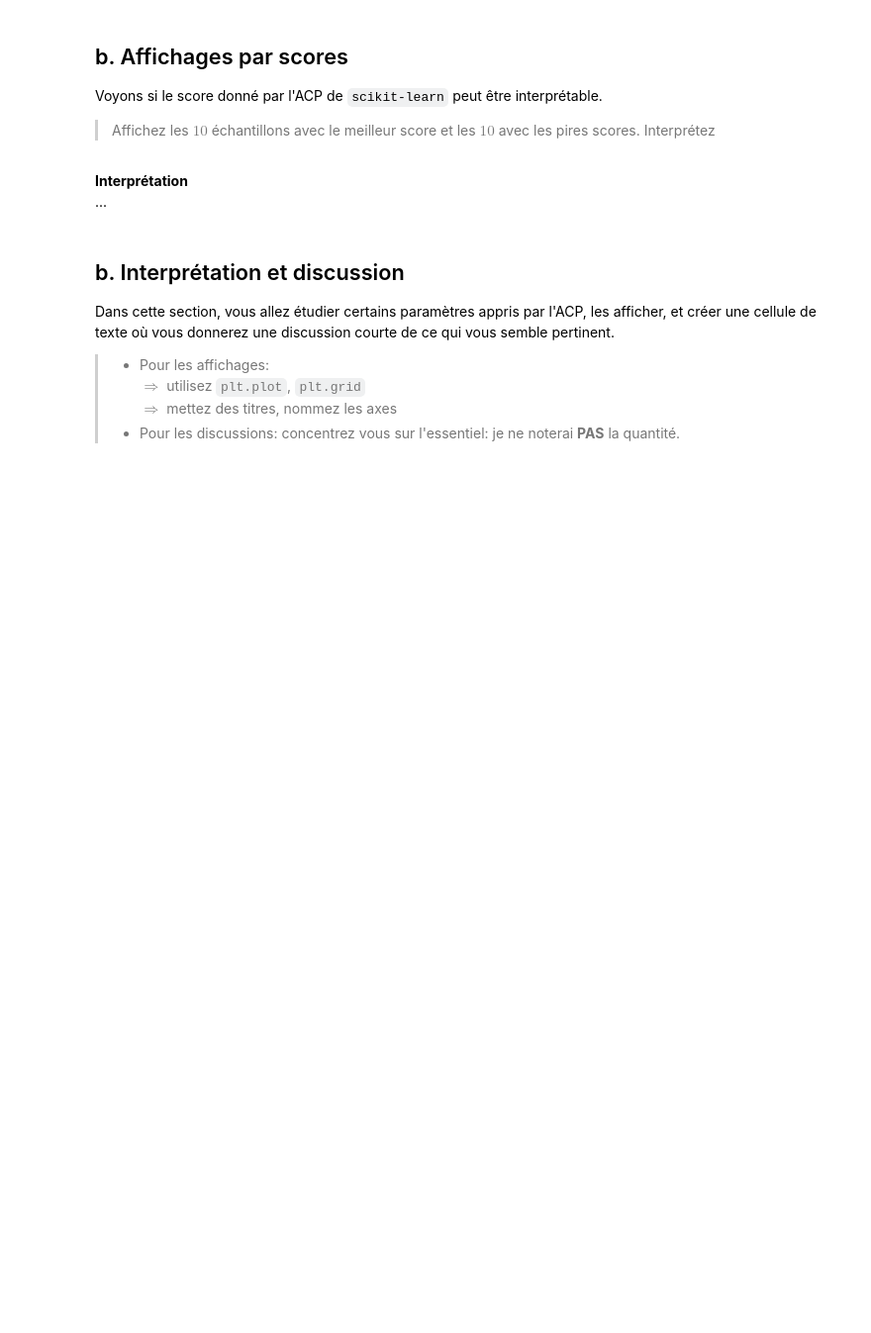
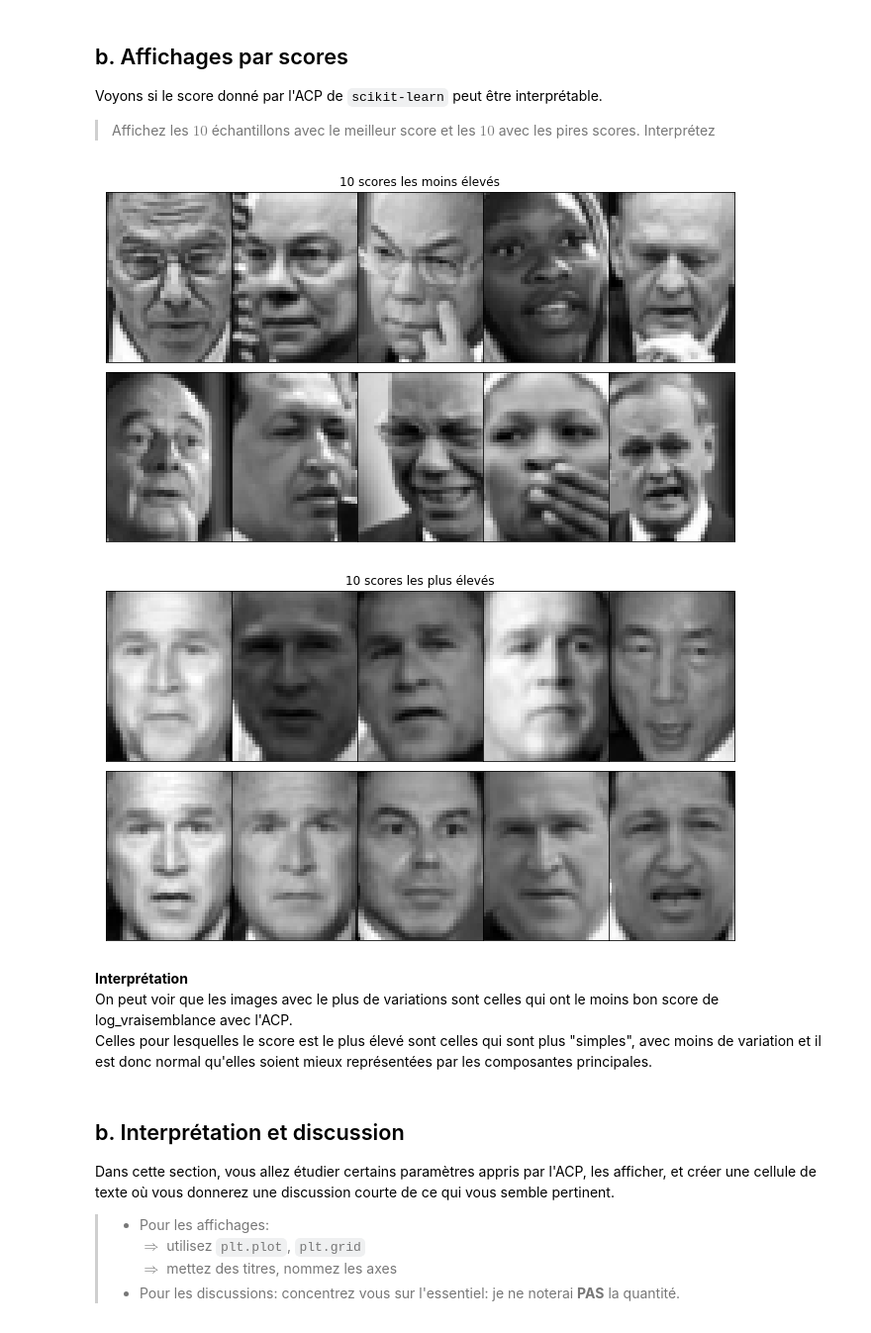
Before and after one commit to campusplage/compte-rendus-sparkles_of_majesty, a Jupyter notebook: TP2_sklearn.ipynb, the cells around one changed output. Shown at 99% size. Cells and saved outputs as stored; diff of their text form; code cells hidden in the pictures; blank space fills up the shorter version.

Commit message:
Finit la partie exploitation simple d'une ACP

```diff
--- a/TP2_sklearn.ipynb
+++ b/TP2_sklearn.ipynb
@@ -290,7 +295,11 @@ reconstruction = ....
 # Indice: vous avez deux options: réapprendre une ACP à chaque fois, ou bien réutiliser la même plusieurs fois.
 
 for ncomp in [5, 10, 30, 50, 70, 100, 200]:
-  ...
+  pca = PCA(n_components=ncomp)
+  pca.fit(d.data)
+  data_pca = pca.transform(d.data)
+  reconstruction = pca.inverse_transform(data_pca)
+  plot_images(reconstruction, title="visages reconstruits : " +str(ncomp)+" components", n_col=5, n_row=1, shuffle=False)
 
 # Affichez sur une ligne les 5 premières images originales
 plot_images(d.data, 'visages initiaux', n_row=1, n_col=5)
@@ -311,13 +320,19 @@ Voyons si le score donné par l'ACP de `scikit-learn` peut être interprétable.
 > Affichez les $10$ échantillons avec le meilleur score et les $10$ avec les pires scores. Interprétez
 # %%
 # extraction et tri des scores
-...
 
+pca_scores_per_images = pca.score_samples(d.data)
+pca_scores_index = np.argsort(pca_scores_per_images)
 # Affichage les 10 images avec le score le plus faible, et celles avec le score le plus élevé
-...
+plot_images(d.images[pca_scores_index[:10]], n_row=2, n_col=5, title="10 scores les moins élevés")
+plot_images(d.images[pca_scores_index[-10:]], n_row=2, n_col=5, title="10 scores les plus élevés")
+# %% [output]
+[figure, added]
+[figure, added]
-# %% [markdown]
-__Interprétation__
-...
+# %% [markdown]
+__Interprétation__
+On peut voir que les images avec le plus de variations sont celles qui ont le moins bon score de log_vraisemblance avec l'ACP. <br>
+Celles pour lesquelles le score est le plus élevé sont celles qui sont plus "simples", avec moins de variation et il est donc normal qu'elles soient mieux représentées par les composantes principales.
 # %% [markdown]
 ## b. Interprétation et discussion
 
```
Also changed, not shown: parts of 13 cells of this notebook.
